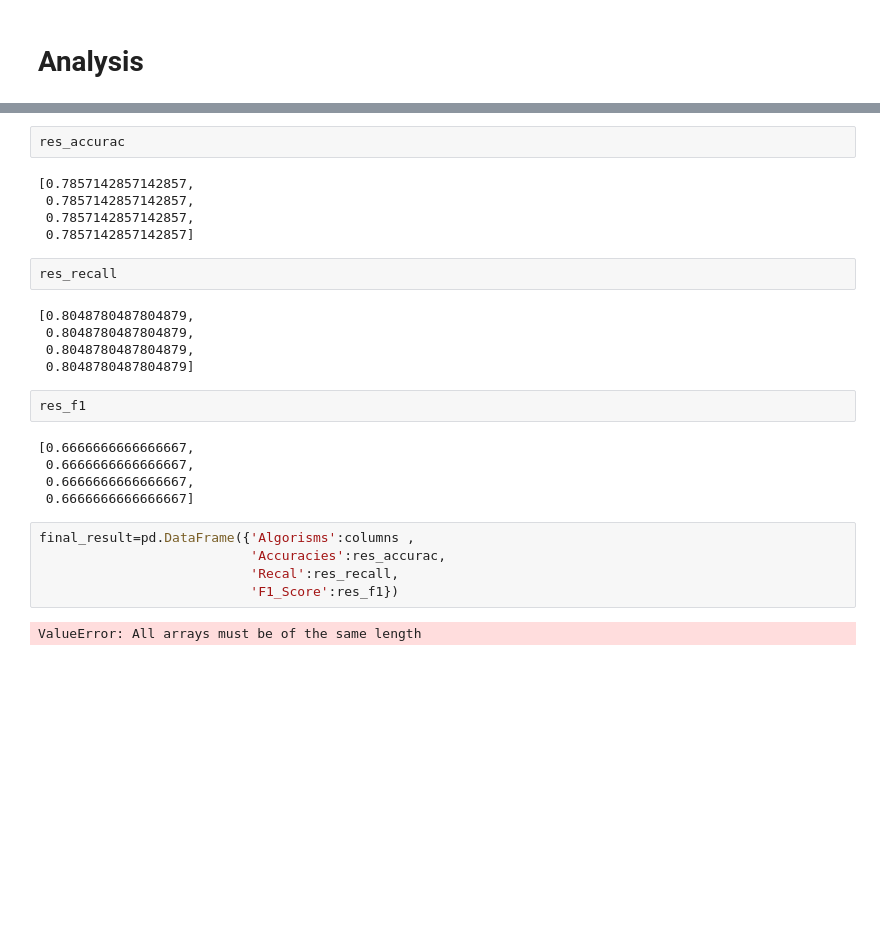
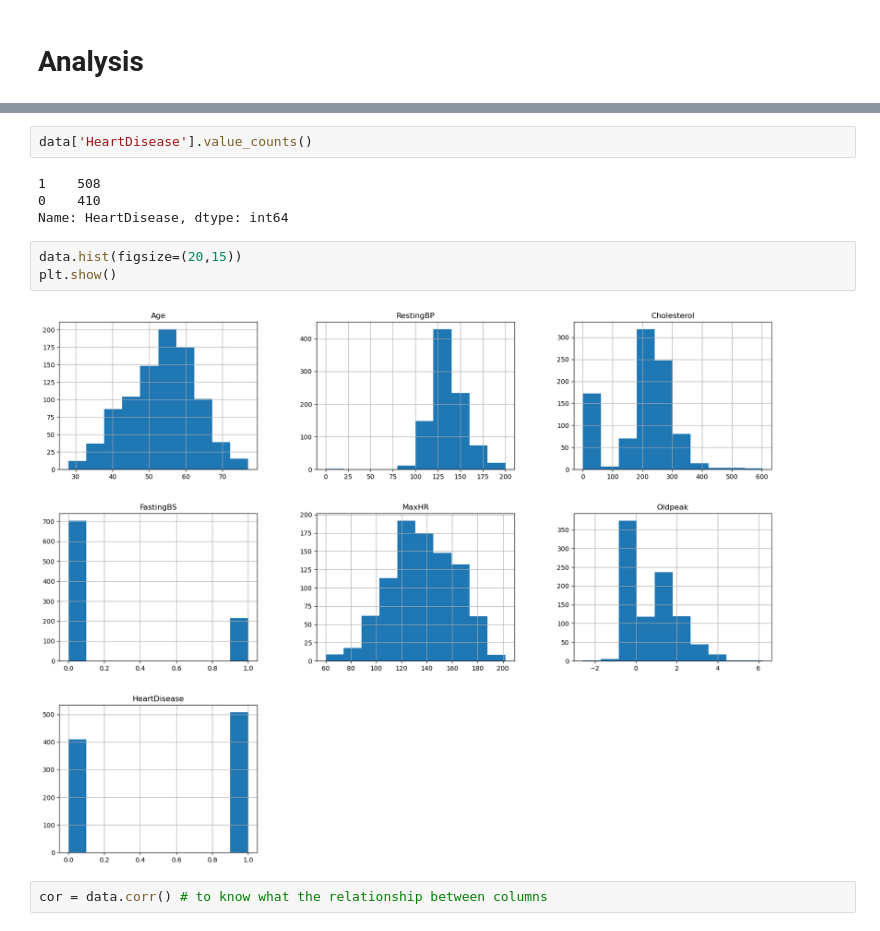
Before and after one commit to jogovhMohamedEldeeb/data_science, a Jupyter notebook: Untitled.ipynb, the cells around one changed output, grey strips where cells are left out. Cells and saved outputs as stored; diff of their text form; blank space fills up the shorter version.

```diff
--- a/Untitled.ipynb
+++ b/Untitled.ipynb
@@ -178,28 +92,13 @@ accuracy is:  0.7857142857142857 recall i : 0.8048780487804879 f1 is :  0.666666
-# %%
-res_accurac
-# %% [output]
-[0.7857142857142857,
- 0.7857142857142857,
- 0.7857142857142857,
- 0.7857142857142857]
-# %%
-res_recall
-# %% [output]
-[0.8048780487804879,
- 0.8048780487804879,
- 0.8048780487804879,
- 0.8048780487804879]
-# %%
-res_f1
-# %% [output]
-[0.6666666666666667,
- 0.6666666666666667,
- 0.6666666666666667,
- 0.6666666666666667]
-# %%
-final_result=pd.DataFrame({'Algorisms':columns ,
-                           'Accuracies':res_accurac,
-                           'Recal':res_recall,
-                           'F1_Score':res_f1})
-# %% [output]
-ValueError: All arrays must be of the same length
+# %%
+data['HeartDisease'].value_counts()
+# %% [output]
+1    508
+0    410
+Name: HeartDisease, dtype: int64
+# %%
+data.hist(figsize=(20,15))
+plt.show()
+# %% [output]
+[figure, added]
+# %%
+cor = data.corr() # to know what the relationship between columns
```
Also changed, not shown: parts of 44 cells of this notebook, 1 other file.
